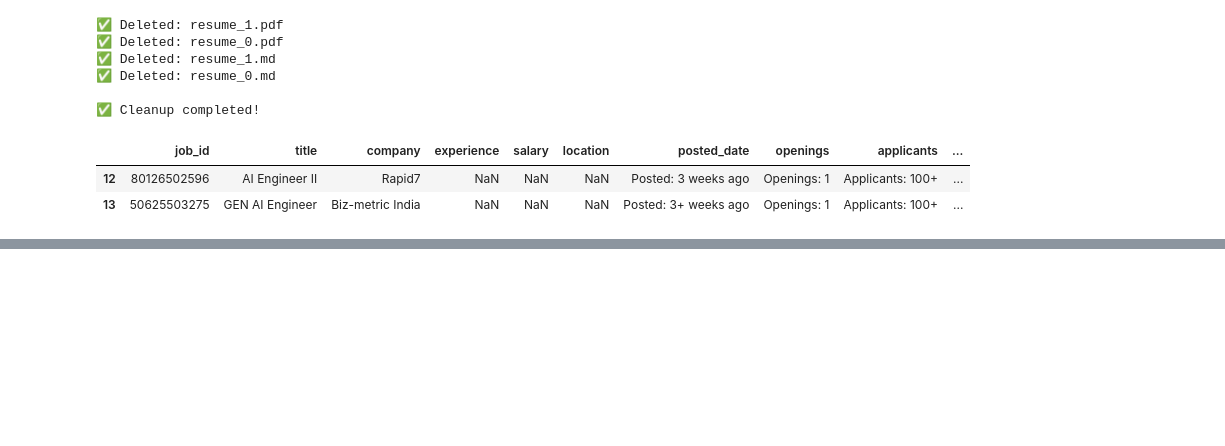
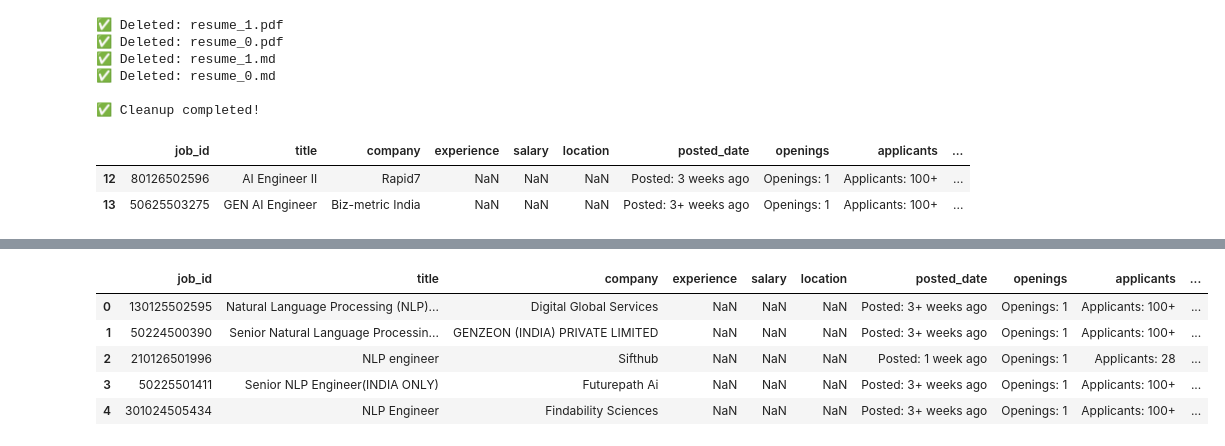
Before and after one commit to pratham4544/naukri_automation, a Jupyter notebook: test.ipynb, the cells around one changed output, grey strips where cells are left out. Saved outputs shown, nothing was run; the diff lists cells and outputs as text; code cells hidden in the pictures; blank space fills up the shorter version.

```diff
--- a/test.ipynb
+++ b/test.ipynb
@@ -658,0 +711,11 @@ eligibile_to_send_mails.to_csv("sent_emails_status.csv", index=False)
+# %%
+import pandas as pd
+df = pd.read_csv('output_with_emails_2.csv')
+df.head()
+# %% [output]
+|  | job_id | title | company | experience | salary | location | posted_date | openings | applicants | ... |
+| 0 | 130125502595 | Natural Language Processing (NLP)... | Digital Global Services | NaN | NaN | NaN | Posted: 3+ weeks ago | Openings: 1 | Applicants: 100+ | ... |
+| 1 | 50224500390 | Senior Natural Language Processin... | GENZEON (INDIA) PRIVATE LIMITED | NaN | NaN | NaN | Posted: 3+ weeks ago | Openings: 1 | Applicants: 100+ | ... |
+| 2 | 210126501996 | NLP engineer | Sifthub | NaN | NaN | NaN | Posted: 1 week ago | Openings: 1 | Applicants: 28 | ... |
+| 3 | 50225501411 | Senior NLP Engineer(INDIA ONLY) | Futurepath Ai | NaN | NaN | NaN | Posted: 3+ weeks ago | Openings: 1 | Applicants: 100+ | ... |
+| 4 | 301024505434 | NLP Engineer | Findability Sciences | NaN | NaN | NaN | Posted: 3+ weeks ago | Openings: 1 | Applicants: 100+ | ... |
```
Also changed, not shown: parts of 11 cells of this notebook, 20 other files.
